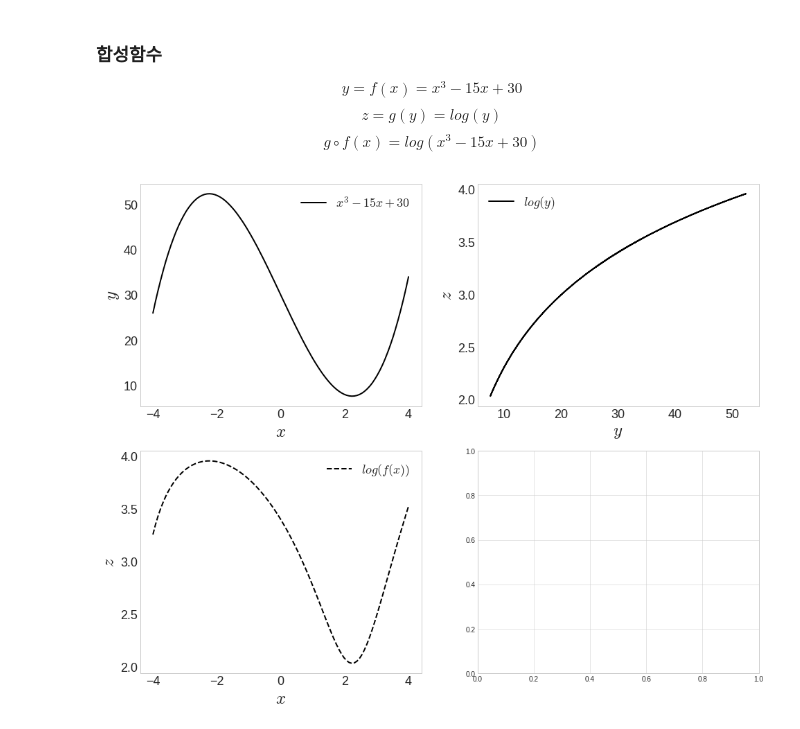
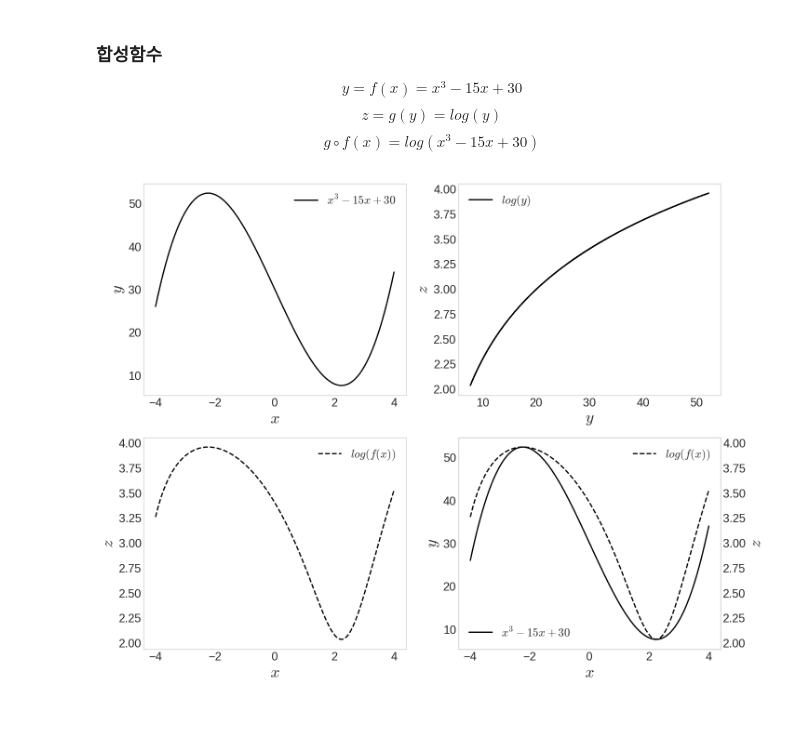
Before and after one commit to chw8207/math_basic, a Jupyter notebook: 다변수&벡터함수.ipynb, the cells around one changed output. Saved outputs shown, nothing was run; the diff lists cells and outputs as text; code cells hidden in the pictures.

```diff
--- a/다변수&벡터함수.ipynb
+++ b/다변수&벡터함수.ipynb
@@ -161,31 +161,47 @@ z = np.log(y)
 
 # 1사분면 그래프(f(x))
 ax[0,0].plot(x, y, label = r'$x^3 -15x + 30$', color='k')
 ax[0,0].xaxis.set_tick_params(labelsize=18)
 ax[0,0].yaxis.set_tick_params(labelsize=18)
 ax[0,0].set_xlabel('$x$', fontsize=25)
 ax[0,0].set_ylabel('$y$', fontsize=25)
 ax[0,0].legend(fontsize=18)
 ax[0,0].grid(False)
 
 # 2사분면 그래프(g(y))
 ax[0,1].plot(y, z, label = r'$log(y)$', color='k')
 ax[0,1].xaxis.set_tick_params(labelsize=18)
 ax[0,1].yaxis.set_tick_params(labelsize=18)
 ax[0,1].set_xlabel('$y$', fontsize=25)
 ax[0,1].set_ylabel('$z$', fontsize=25)
 ax[0,1].legend(fontsize=18)
 ax[0,1].grid(False)
 
 # 3사분면 그래프(g(f(x)))
 ax[1,0].plot(x, z, '--', label = r'$log(f(x))$', color='k')
 ax[1,0].xaxis.set_tick_params(labelsize=18)
 ax[1,0].yaxis.set_tick_params(labelsize=18)
 ax[1,0].set_xlabel('$x$', fontsize=25)
 ax[1,0].set_ylabel('$z$', fontsize=25)
 ax[1,0].legend(fontsize=18)
 ax[1,0].grid(False)
 
+# 4사분면 그래프(f(x)와 g(f(x))비교)
+ax[1,1].plot(x, y, label = r'$x^3 -15x + 30$', color='k')
+ax[1,1].xaxis.set_tick_params(labelsize=18)
+ax[1,1].yaxis.set_tick_params(labelsize=18)
+ax[1,1].set_xlabel('$x$', fontsize=25)
+ax[1,1].set_ylabel('$y$', fontsize=25)
+ax[1,1].legend(loc='lower left',fontsize=18)
+ax[1,1].grid(False)
+
+ax_ = ax[1,1].twinx()
+ax_.plot(x, z, '--', label = r'$log(f(x))$', color='k')
+ax_.yaxis.set_tick_params(labelsize=18)
+ax_.set_ylabel('$z$', fontsize=25)
+ax_.legend(fontsize=18)
+ax_.grid(False)
+
 plt.show()
 # %% [output]
-[figure, old version]
+[figure, new version]
```
